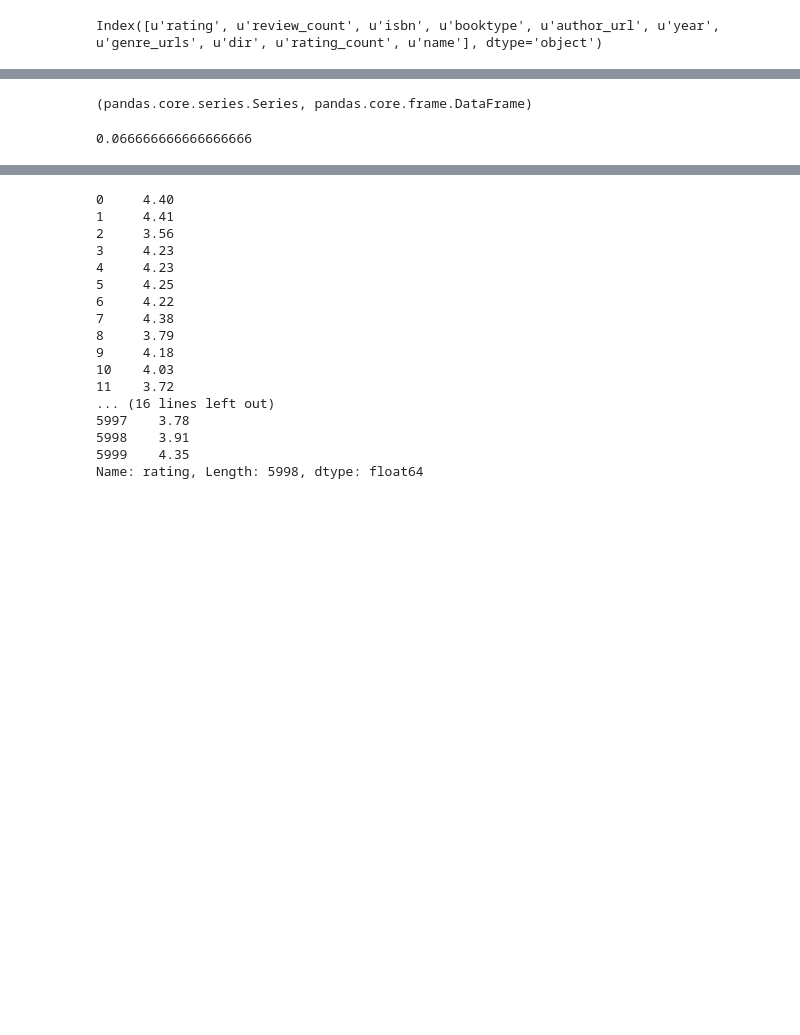
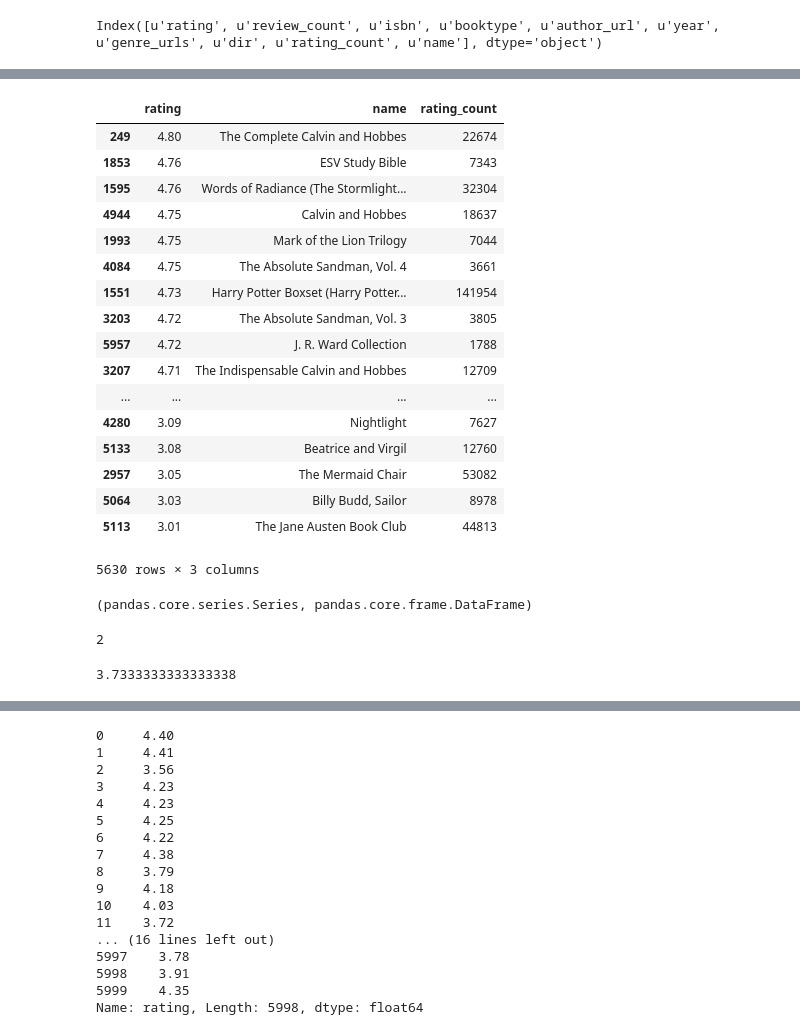
Before and after one commit to LibrarPotter/dst4l3, a Jupyter notebook: day1rahul/Teaser.ipynb, the cells around one changed output, grey strips where cells are left out. Drawn from its saved outputs; the diff is of its cells as text; code cells hidden in the pictures; blank space fills up the shorter version.

Commit message:
Much mucking about
If you run this whole thing, it may not even run.  BE CAREFUL

```diff
--- a/day1rahul/Teaser.ipynb
+++ b/day1rahul/Teaser.ipynb
@@ -132,0 +209,4 @@ Index([u'rating', u'review_count', u'isbn', u'booktype', u'author_url', u'year',
+# %%
+dfnew=df[['rating', 'name', 'rating_count']]
+dfnew.head()
+#what the heck am I talking about??
@@ -132,0 +239,5 @@ Index([u'rating', u'review_count', u'isbn', u'booktype', u'author_url', u'year',
+# %%
+dfnew=dfnew[df.rating_count!='None']
+# %%
+dfnew.rating_count=dfnew.rating_count.astype(np.int64)
+dfnew.dtypes
@@ -132,0 +249,3 @@ Index([u'rating', u'review_count', u'isbn', u'booktype', u'author_url', u'year',
+# %%
+dftemp=dfnew[(dfnew.rating > 3.0) & (dfnew.rating_count > 1000)]
+dftemp[dftemp.rating_count < 10000]
@@ -133,11 +271,37 @@ Index([u'rating', u'review_count', u'isbn', u'booktype', u'author_url', u'year',
+# %%
+dftemp.sort(['rating'], ascending=False)
+# %% [output]
+|  | rating | name | rating_count |
+| 249 | 4.80 | The Complete Calvin and Hobbes | 22674 |
+| 1853 | 4.76 | ESV Study Bible | 7343 |
+| 1595 | 4.76 | Words of Radiance (The Stormlight... | 32304 |
+| 4944 | 4.75 | Calvin and Hobbes | 18637 |
+| 1993 | 4.75 | Mark of the Lion Trilogy | 7044 |
+| 4084 | 4.75 | The Absolute Sandman, Vol. 4 | 3661 |
+| 1551 | 4.73 | Harry Potter Boxset (Harry Potter... | 141954 |
+| 3203 | 4.72 | The Absolute Sandman, Vol. 3 | 3805 |
+| 5957 | 4.72 | J. R. Ward Collection | 1788 |
+| 3207 | 4.71 | The Indispensable Calvin and Hobbes | 12709 |
+| ... | ... | ... | ... |
+| 4280 | 3.09 | Nightlight | 7627 |
+| 5133 | 3.08 | Beatrice and Virgil | 12760 |
+| 2957 | 3.05 | The Mermaid Chair | 53082 |
+| 5064 | 3.03 | Billy Budd, Sailor | 8978 |
+| 5113 | 3.01 | The Jane Austen Book Club | 44813 |
+5630 rows × 3 columns
 # %%
 type(df.rating), type(df)
 # %% [output]
 (pandas.core.series.Series, pandas.core.frame.DataFrame)
+# %%
+np.sum(df.rating.isnull())
+# %% [output]
+2
 # %%
-100*np.mean(df.rating < 3.0)
+100*np.mean(df.rating > 4.5)
+#This is a percent of what people like
 # %% [output]
-0.066666666666666666
+3.7333333333333338
 # %%
 df[df.rating > 4.5]
 # %% [output]
```
Also changed, not shown: parts of 18 cells of this notebook.
